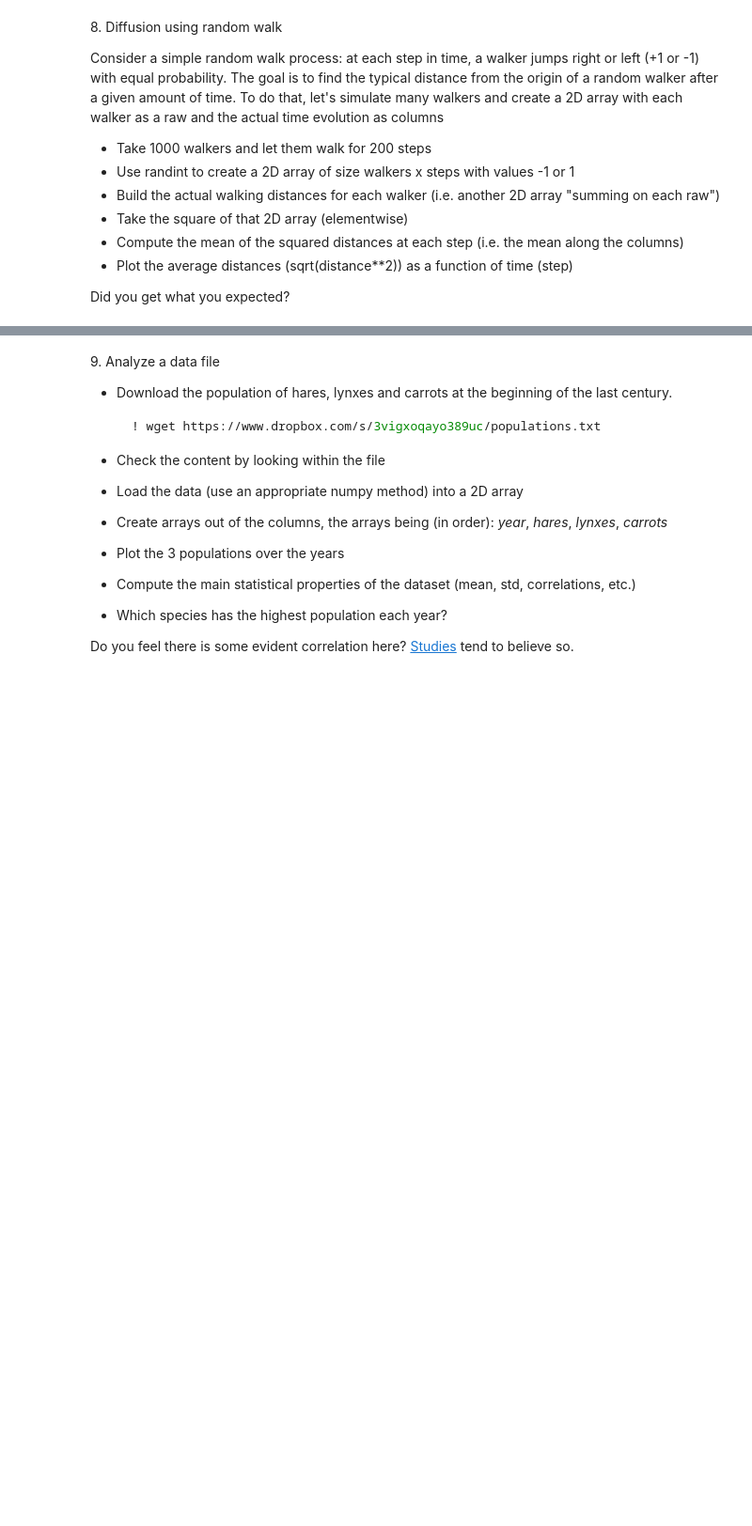
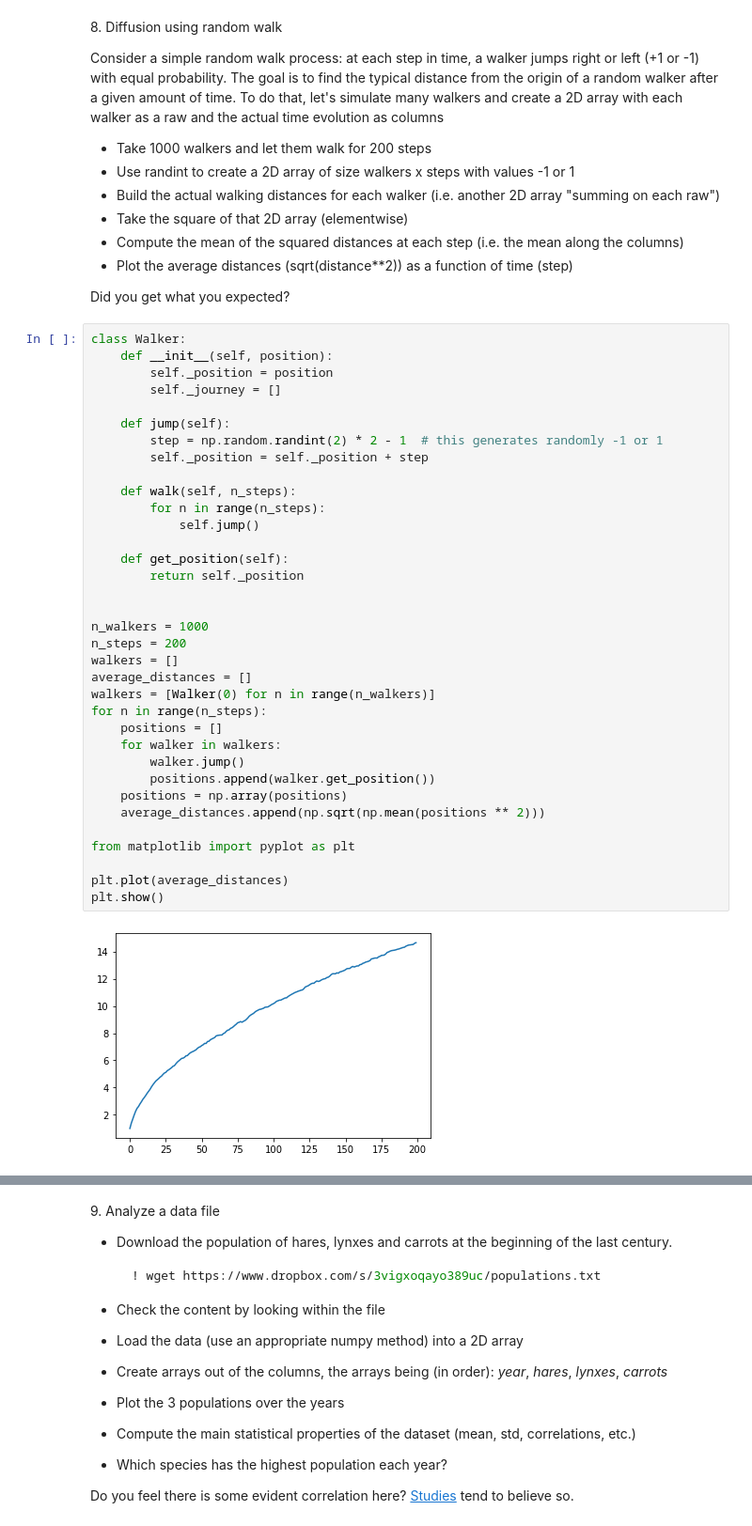
Before and after one commit to prodangp/LaboratoryOfComputationalPhysics_Y4, a Jupyter notebook: 03ex_Numpy.ipynb, the cells around one changed output, grey strips where cells are left out. Shown at 94% size. Saved outputs shown, nothing was run; the diff lists cells and outputs as text; blank space fills up the shorter version.

```diff
--- a/03ex_Numpy.ipynb
+++ b/03ex_Numpy.ipynb
@@ -271,3 +271,40 @@ To do that, let's simulate many walkers and create a 2D array with each walker a
   * Plot the average distances (sqrt(distance\*\*2)) as a function of time (step)
 
 Did you get what you expected?
+# %%
+class Walker:
+    def __init__(self, position):
+        self._position = position
+        self._journey = []
+
+    def jump(self):
+        step = np.random.randint(2) * 2 - 1  # this generates randomly -1 or 1
+        self._position = self._position + step
+
+    def walk(self, n_steps):
+        for n in range(n_steps):
+            self.jump()
+
+    def get_position(self):
+        return self._position
+
+
+n_walkers = 1000
+n_steps = 200
+walkers = []
+average_distances = []
+walkers = [Walker(0) for n in range(n_walkers)]
+for n in range(n_steps):
+    positions = []
+    for walker in walkers:
+        walker.jump()
+        positions.append(walker.get_position())
+    positions = np.array(positions)
+    average_distances.append(np.sqrt(np.mean(positions ** 2)))
+
+from matplotlib import pyplot as plt
+
+plt.plot(average_distances)
+plt.show()
+# %% [output]
+[figure, added]
```
Also changed, not shown: parts of 5 cells of this notebook, 1 other file.
